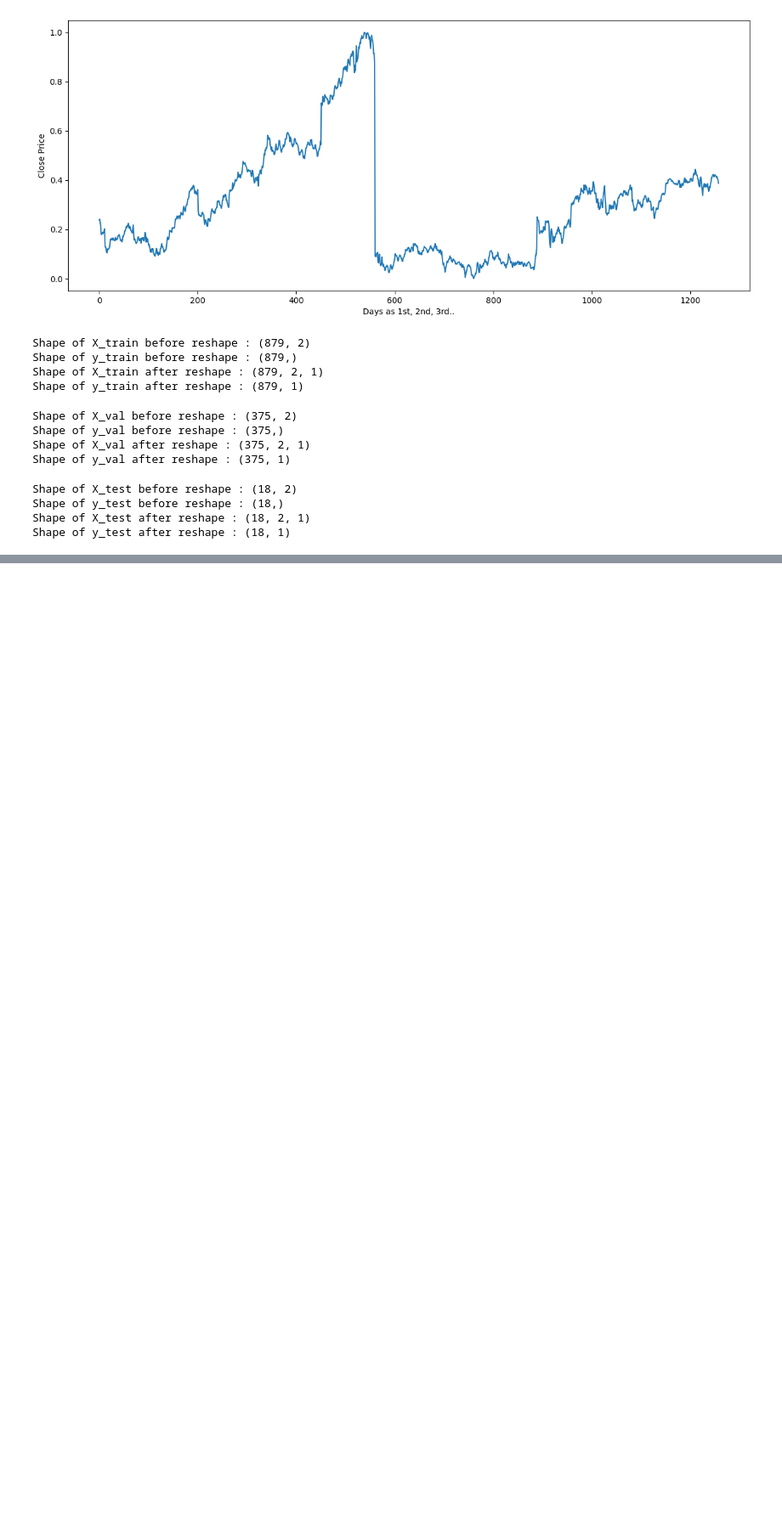
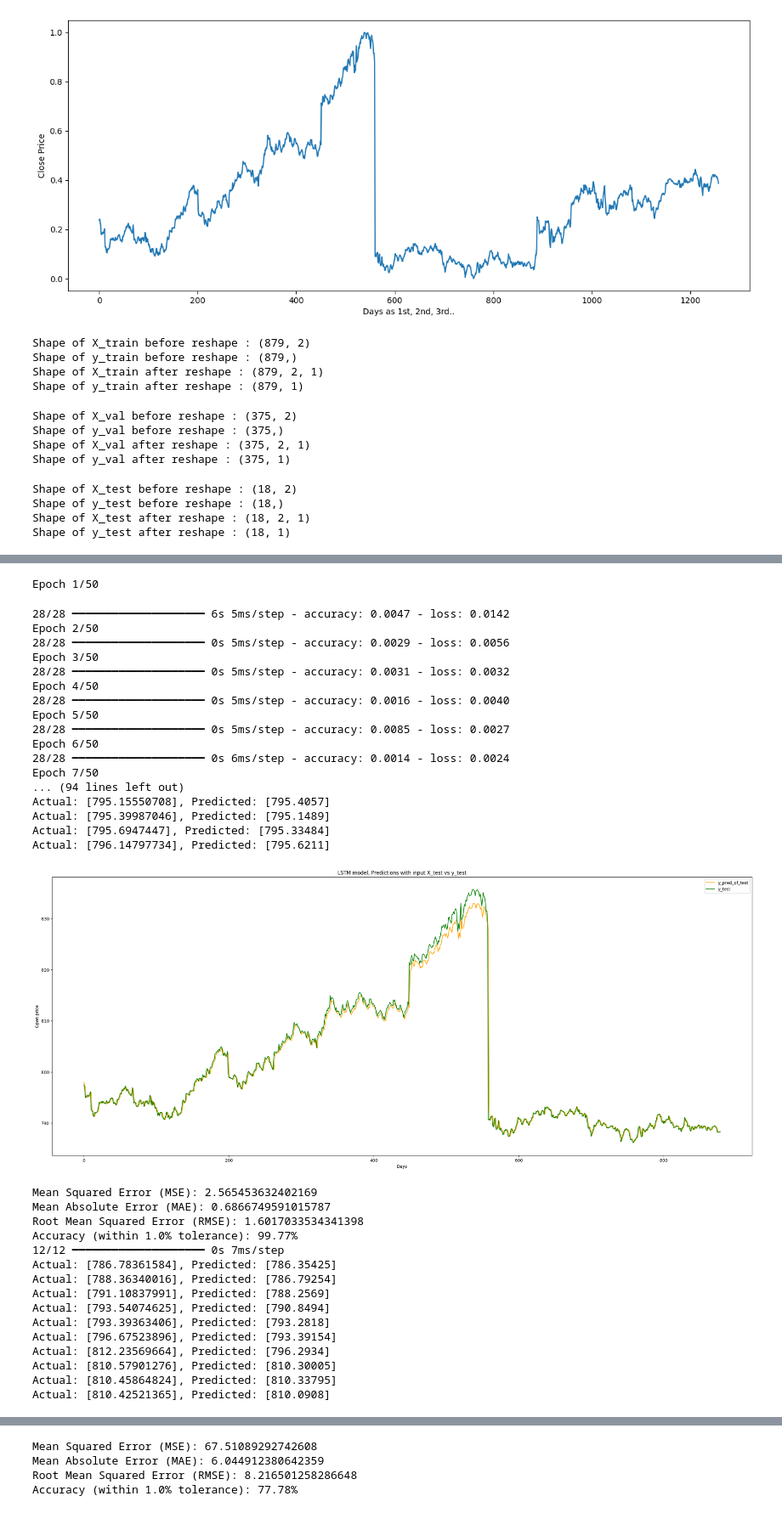
Before and after one commit to princejohnson37/Google-Stock-Price-Prediction-using-RNN, a Jupyter notebook: assingment3_RNN.ipynb, the cells around one changed output, grey strips where cells are left out. Shown at 85% size. Cells and saved outputs as stored; diff of their text form; code cells hidden in the pictures; blank space fills up the shorter version.

```diff
--- a/assingment3_RNN.ipynb
+++ b/assingment3_RNN.ipynb
@@ -472,0 +489,43 @@ Accuracy (within 1.0% tolerance): 72.22%
+# %%
+# with 2 layers 64 and 32 units
+model_rnn, history_rnn = train_rnn_model(X_train, y_train, rnn_units=[64, 32], dropout_rate=0.2, epochs=50, batch_size=32)
+evaluate_predictions(model_rnn, X_train, y_train, scaler, data_type="Test")
+
+evaluate_predictions(model_rnn, X_val, y_val, scaler, data_type="Test")
+
+evaluate_predictions(model_rnn, X_test, y_test, scaler, data_type="Test")
+# %% [output]
+Epoch 1/50
+28/28 ━━━━━━━━━━━━━━━━━━━━ 6s 5ms/step - accuracy: 0.0047 - loss: 0.0142
+Epoch 2/50
+28/28 ━━━━━━━━━━━━━━━━━━━━ 0s 5ms/step - accuracy: 0.0029 - loss: 0.0056
+Epoch 3/50
+28/28 ━━━━━━━━━━━━━━━━━━━━ 0s 5ms/step - accuracy: 0.0031 - loss: 0.0032
+Epoch 4/50
+28/28 ━━━━━━━━━━━━━━━━━━━━ 0s 5ms/step - accuracy: 0.0016 - loss: 0.0040
+Epoch 5/50
+28/28 ━━━━━━━━━━━━━━━━━━━━ 0s 5ms/step - accuracy: 0.0085 - loss: 0.0027
+Epoch 6/50
+28/28 ━━━━━━━━━━━━━━━━━━━━ 0s 6ms/step - accuracy: 0.0014 - loss: 0.0024
+Epoch 7/50
+... (94 lines left out)
+Actual: [795.15550708], Predicted: [795.4057]
+Actual: [795.39987046], Predicted: [795.1489]
+Actual: [795.6947447], Predicted: [795.33484]
+Actual: [796.14797734], Predicted: [795.6211]
+[figure, added]
+Mean Squared Error (MSE): 2.565453632402169
+Mean Absolute Error (MAE): 0.6866749591015787
+Root Mean Squared Error (RMSE): 1.6017033534341398
+Accuracy (within 1.0% tolerance): 99.77%
+12/12 ━━━━━━━━━━━━━━━━━━━━ 0s 7ms/step
+Actual: [786.78361584], Predicted: [786.35425]
+Actual: [788.36340016], Predicted: [786.79254]
+Actual: [791.10837991], Predicted: [788.2569]
+Actual: [793.54074625], Predicted: [790.8494]
+Actual: [793.39363406], Predicted: [793.2818]
+Actual: [796.67523896], Predicted: [793.39154]
+Actual: [812.23569664], Predicted: [796.2934]
+Actual: [810.57901276], Predicted: [810.30005]
+Actual: [810.45864824], Predicted: [810.33795]
+Actual: [810.42521365], Predicted: [810.0908]
@@ -472,0 +549,4 @@ Accuracy (within 1.0% tolerance): 72.22%
+Mean Squared Error (MSE): 67.51089292742608
+Mean Absolute Error (MAE): 6.044912380642359
+Root Mean Squared Error (RMSE): 8.216501258286648
+Accuracy (within 1.0% tolerance): 77.78%
```
Also changed, not shown: parts of 8 cells of this notebook.
